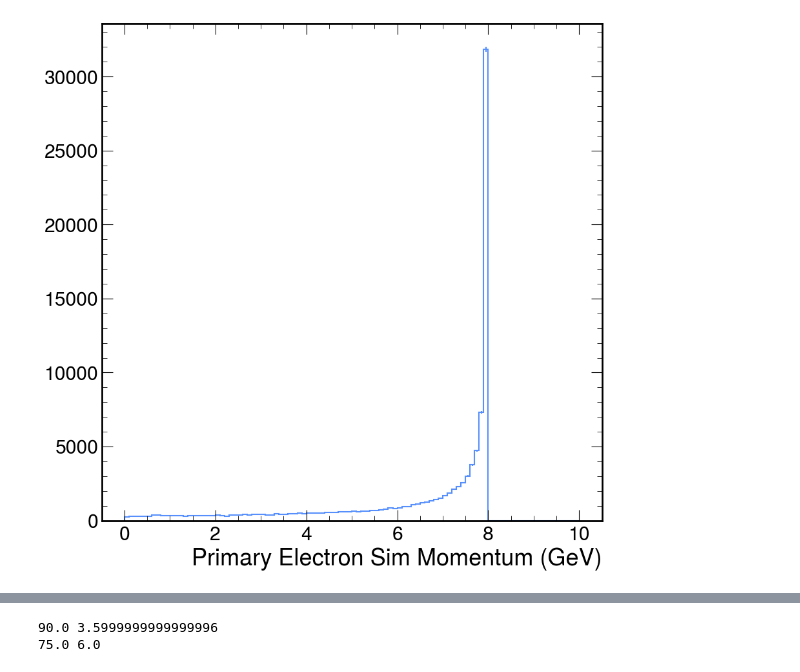
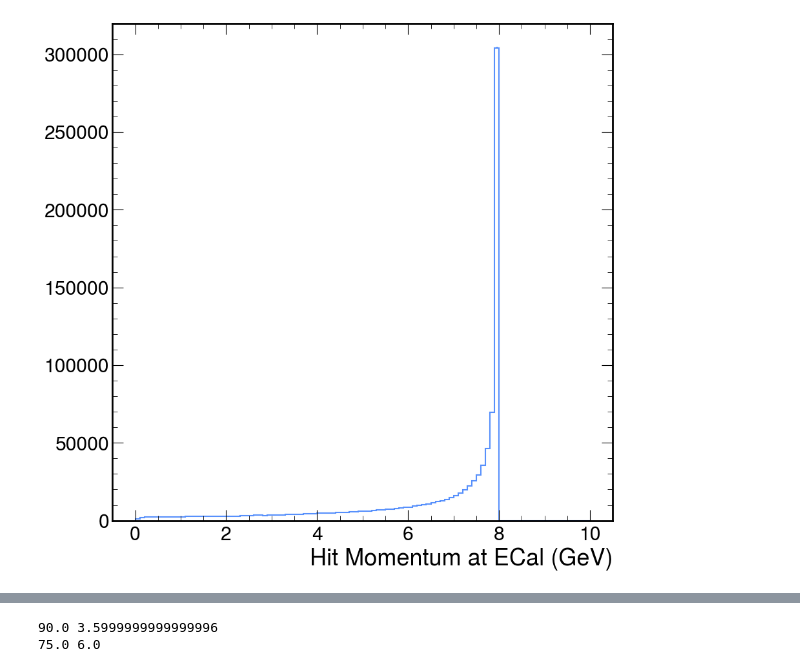
Before and after one commit to rodr1001/my_code, a Jupyter notebook: ldmx/EAT_Tracking/STREAMLINE-plot-eat-tracking-histograms.ipynb, the cells around one changed output, grey strips where cells are left out. Saved outputs shown, nothing was run; the diff lists cells and outputs as text; code cells hidden in the pictures.

```diff
--- a/ldmx/EAT_Tracking/STREAMLINE-plot-eat-tracking-histograms.ipynb
+++ b/ldmx/EAT_Tracking/STREAMLINE-plot-eat-tracking-histograms.ipynb
@@ -48,9 +50,9 @@ f.keys()
  'difference_Beamspot',
  'energy_diff_vs_chi2_Beamspot']
 # %%
-g = f['sim_momentum'].to_hist().plot()
-#plt.savefig("reco_momentum.jpg")
+g = f['esph_momentum'].to_hist().plot()
+#plt.savefig("sim_momentum.jpg")
 # %% [output]
-[figure, old version]
+[figure, new version]
 # %%
 g = f['reco_momentum'].to_hist().plot()
```
Also changed, not shown: parts of 18 cells of this notebook, 1 other file.
